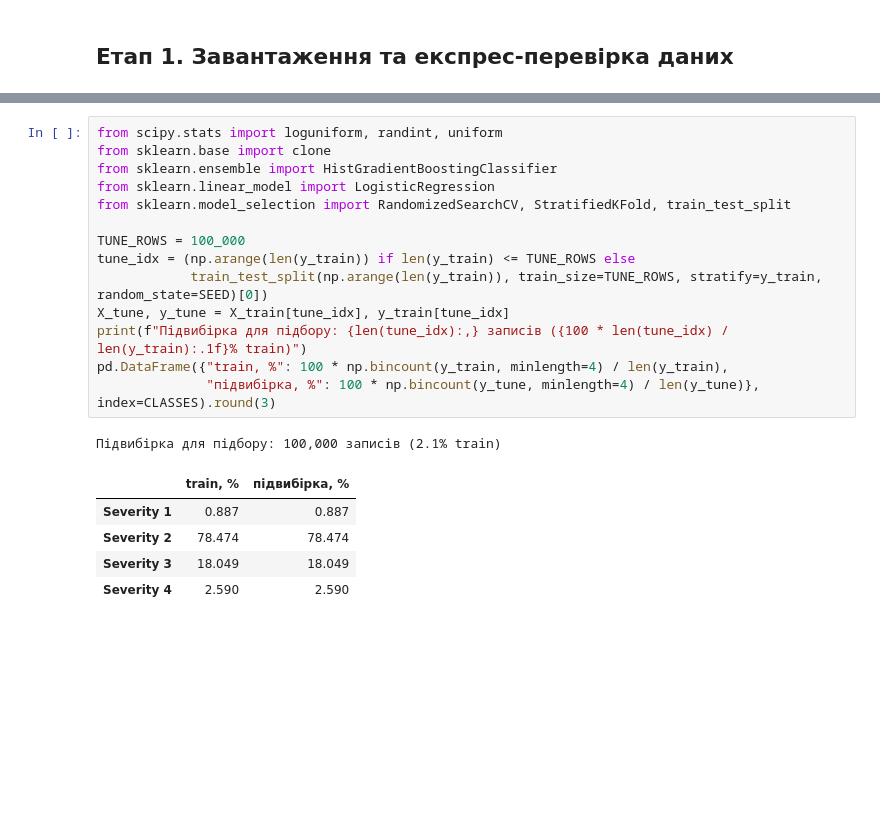
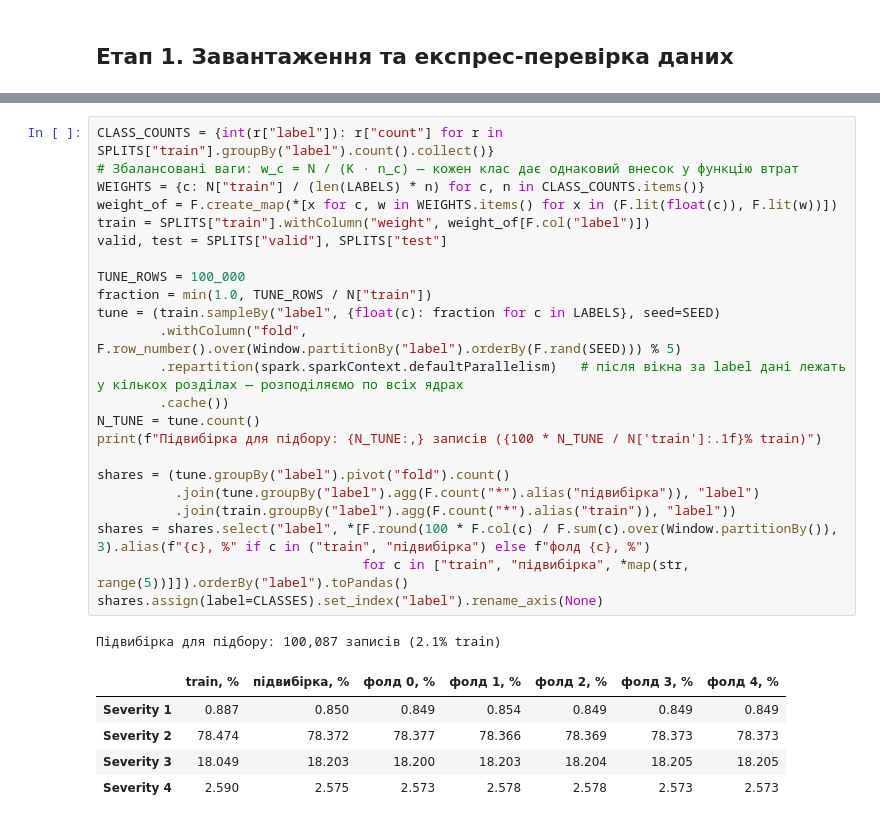
Before and after one commit to MotrukOleg/US-Accidents-spark-project, a Jupyter notebook: notebooks/classification_model.ipynb, the cells around one changed output, grey strips where cells are left out. Saved outputs shown, nothing was run; the diff lists cells and outputs as text; blank space fills up the shorter version.

```diff
--- a/notebooks/classification_model.ipynb
+++ b/notebooks/classification_model.ipynb
@@ -171,22 +213,31 @@ pd.concat([dist, (100 * dist / dist.sum()).round(2).add_suffix(", %")], axis=1)
 # %%
-from scipy.stats import loguniform, randint, uniform
-from sklearn.base import clone
-from sklearn.ensemble import HistGradientBoostingClassifier
-from sklearn.linear_model import LogisticRegression
-from sklearn.model_selection import RandomizedSearchCV, StratifiedKFold, train_test_split
+CLASS_COUNTS = {int(r["label"]): r["count"] for r in SPLITS["train"].groupBy("label").count().collect()}
+# Збалансовані ваги: w_c = N / (K · n_c) — кожен клас дає однаковий внесок у функцію втрат
+WEIGHTS = {c: N["train"] / (len(LABELS) * n) for c, n in CLASS_COUNTS.items()}
+weight_of = F.create_map(*[x for c, w in WEIGHTS.items() for x in (F.lit(float(c)), F.lit(w))])
+train = SPLITS["train"].withColumn("weight", weight_of[F.col("label")])
+valid, test = SPLITS["valid"], SPLITS["test"]
 
 TUNE_ROWS = 100_000
-tune_idx = (np.arange(len(y_train)) if len(y_train) <= TUNE_ROWS else
-            train_test_split(np.arange(len(y_train)), train_size=TUNE_ROWS, stratify=y_train, random_state=SEED)[0])
-X_tune, y_tune = X_train[tune_idx], y_train[tune_idx]
-print(f"Підвибірка для підбору: {len(tune_idx):,} записів ({100 * len(tune_idx) / len(y_train):.1f}% train)")
-pd.DataFrame({"train, %": 100 * np.bincount(y_train, minlength=4) / len(y_train),
-              "підвибірка, %": 100 * np.bincount(y_tune, minlength=4) / len(y_tune)}, index=CLASSES).round(3)
+fraction = min(1.0, TUNE_ROWS / N["train"])
+tune = (train.sampleBy("label", {float(c): fraction for c in LABELS}, seed=SEED)
+        .withColumn("fold", F.row_number().over(Window.partitionBy("label").orderBy(F.rand(SEED))) % 5)
+        .repartition(spark.sparkContext.defaultParallelism)   # після вікна за label дані лежать у кількох розділах — розподіляємо по всіх ядрах
+        .cache())
+N_TUNE = tune.count()
+print(f"Підвибірка для підбору: {N_TUNE:,} записів ({100 * N_TUNE / N['train']:.1f}% train)")
+
+shares = (tune.groupBy("label").pivot("fold").count()
+          .join(tune.groupBy("label").agg(F.count("*").alias("підвибірка")), "label")
+          .join(train.groupBy("label").agg(F.count("*").alias("train")), "label"))
+shares = shares.select("label", *[F.round(100 * F.col(c) / F.sum(c).over(Window.partitionBy()), 3).alias(f"{c}, %" if c in ("train", "підвибірка") else f"фолд {c}, %")
+                                  for c in ["train", "підвибірка", *map(str, range(5))]]).orderBy("label").toPandas()
+shares.assign(label=CLASSES).set_index("label").rename_axis(None)
 # %% [output]
-Підвибірка для підбору: 100,000 записів (2.1% train)
+Підвибірка для підбору: 100,087 записів (2.1% train)
-|  | train, % | підвибірка, % |
-| Severity 1 | 0.887 | 0.887 |
-| Severity 2 | 78.474 | 78.474 |
-| Severity 3 | 18.049 | 18.049 |
-| Severity 4 | 2.590 | 2.590 |
+|  | train, % | підвибірка, % | фолд 0, % | фолд 1, % | фолд 2, % | фолд 3, % | фолд 4, % |
+| Severity 1 | 0.887 | 0.850 | 0.849 | 0.854 | 0.849 | 0.849 | 0.849 |
+| Severity 2 | 78.474 | 78.372 | 78.377 | 78.366 | 78.369 | 78.373 | 78.373 |
+| Severity 3 | 18.049 | 18.203 | 18.200 | 18.203 | 18.204 | 18.205 | 18.205 |
+| Severity 4 | 2.590 | 2.575 | 2.573 | 2.578 | 2.578 | 2.573 | 2.573 |
 # %%
```
Also changed, not shown: parts of 41 cells of this notebook, 1 other file.
